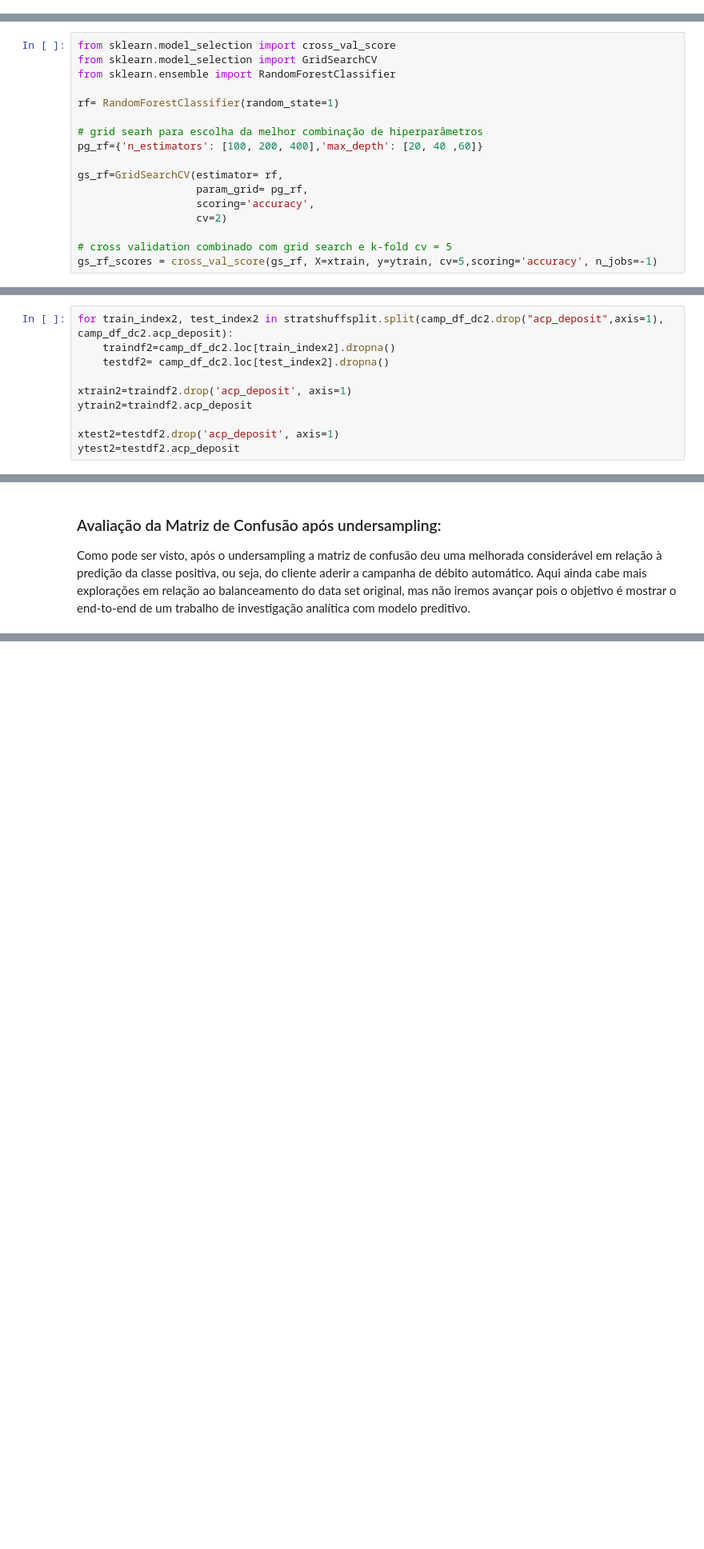
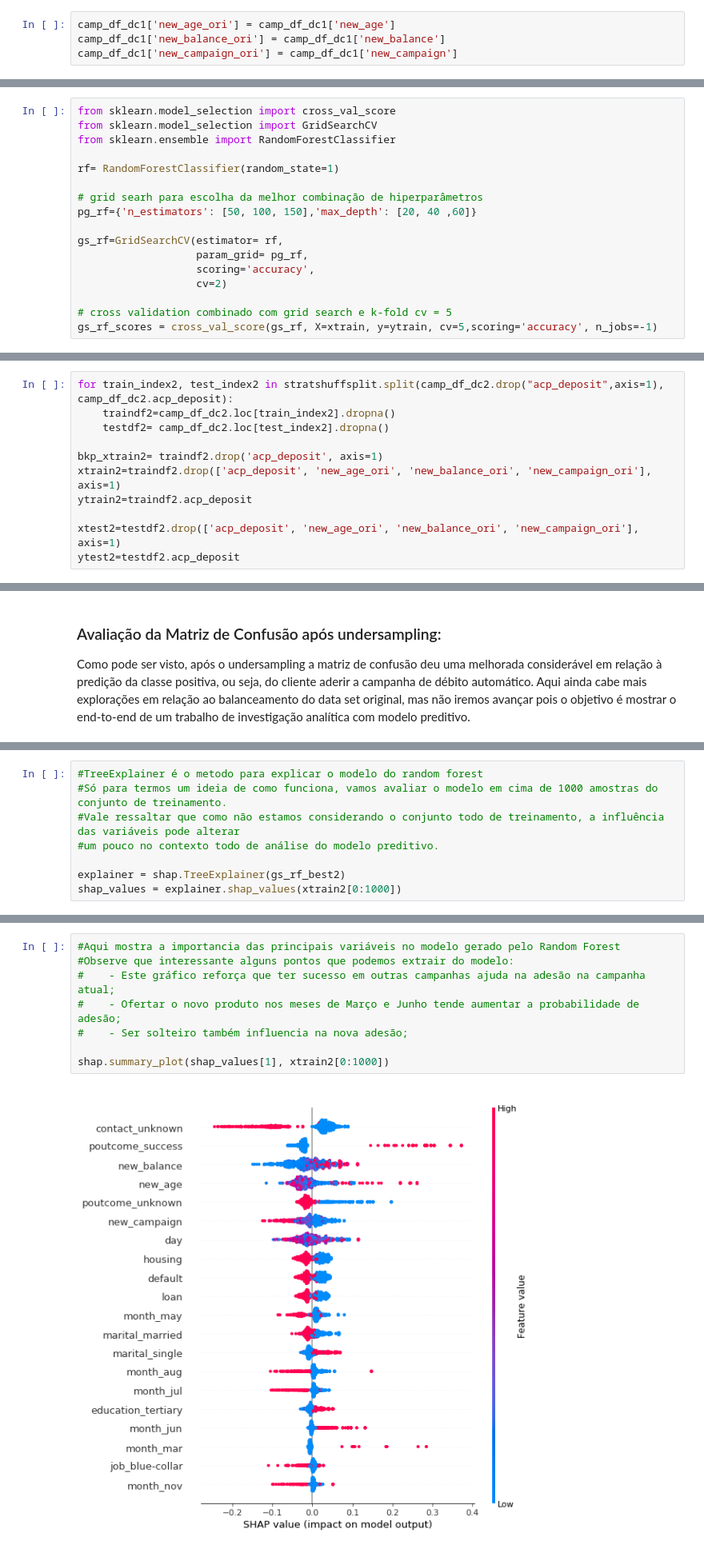
Before and after one commit to robertosp87/data-insight-assessment, a Jupyter notebook: Data_Insight_Assessment_T10_HN_RS.ipynb, the cells around one changed output, grey strips where cells are left out. Shown at 80% size. Drawn from its saved outputs; the diff is of its cells as text; blank space fills up the shorter version.

```diff
--- a/Data_Insight_Assessment_T10_HN_RS.ipynb
+++ b/Data_Insight_Assessment_T10_HN_RS.ipynb
@@ -457,6 +458,10 @@ camp_df_dc1.head(5)
 | 3 | 1 | 1 | 1 | 5 | 0 | 47.0 | 1506.0 | 1 | ... |
 | 4 | 0 | 0 | 0 | 5 | 0 | 33.0 | 1.0 | 1 | ... |
 5 rows × 40 columns
+# %%
+camp_df_dc1['new_age_ori'] = camp_df_dc1['new_age']
+camp_df_dc1['new_balance_ori'] = camp_df_dc1['new_balance']
+camp_df_dc1['new_campaign_ori'] = camp_df_dc1['new_campaign']
 # %%
 #Normalizando as variáveis numericas
 from sklearn.preprocessing import StandardScaler
@@ -541,7 +559,7 @@ from sklearn.ensemble import RandomForestClassifier
 rf= RandomForestClassifier(random_state=1)
 
 # grid searh para escolha da melhor combinação de hiperparâmetros
-pg_rf={'n_estimators': [100, 200, 400],'max_depth': [20, 40 ,60]}
+pg_rf={'n_estimators': [50, 100, 150],'max_depth': [20, 40 ,60]}
 
 gs_rf=GridSearchCV(estimator= rf,
                    param_grid= pg_rf,
@@ -615,9 +633,10 @@ for train_index2, test_index2 in stratshuffsplit.split(camp_df_dc2.drop("acp_dep
     traindf2=camp_df_dc2.loc[train_index2].dropna()
     testdf2= camp_df_dc2.loc[test_index2].dropna()
 
-xtrain2=traindf2.drop('acp_deposit', axis=1)
+bkp_xtrain2= traindf2.drop('acp_deposit', axis=1)
+xtrain2=traindf2.drop(['acp_deposit', 'new_age_ori', 'new_balance_ori', 'new_campaign_ori'], axis=1)
 ytrain2=traindf2.acp_deposit
 
-xtest2=testdf2.drop('acp_deposit', axis=1)
+xtest2=testdf2.drop(['acp_deposit', 'new_age_ori', 'new_balance_ori', 'new_campaign_ori'], axis=1)
 ytest2=testdf2.acp_deposit
 # %%
@@ -696,0 +723,8 @@ Um gráfico bacana de analisar as influencias das variáveis na escoragem do mod
+# %%
+#TreeExplainer é o metodo para explicar o modelo do random forest
+#Só para termos um ideia de como funciona, vamos avaliar o modelo em cima de 1000 amostras do conjunto de treinamento.
+#Vale ressaltar que como não estamos considerando o conjunto todo de treinamento, a influência das variáveis pode alterar
+#um pouco no contexto todo de análise do modelo preditivo.
+
+explainer = shap.TreeExplainer(gs_rf_best2)
+shap_values = explainer.shap_values(xtrain2[0:1000])
@@ -696,0 +779,10 @@ Um gráfico bacana de analisar as influencias das variáveis na escoragem do mod
+# %%
+#Aqui mostra a importancia das principais variáveis no modelo gerado pelo Random Forest
+#Observe que interessante alguns pontos que podemos extrair do modelo:
+#    - Este gráfico reforça que ter sucesso em outras campanhas ajuda na adesão na campanha atual;
+#    - Ofertar o novo produto nos meses de Março e Junho tende aumentar a probabilidade de adesão;
+#    - Ser solteiro também influencia na nova adesão;
+
+shap.summary_plot(shap_values[1], xtrain2[0:1000])
+# %% [output]
+[figure, added]
```
Also changed, not shown: parts of 37 cells of this notebook.
